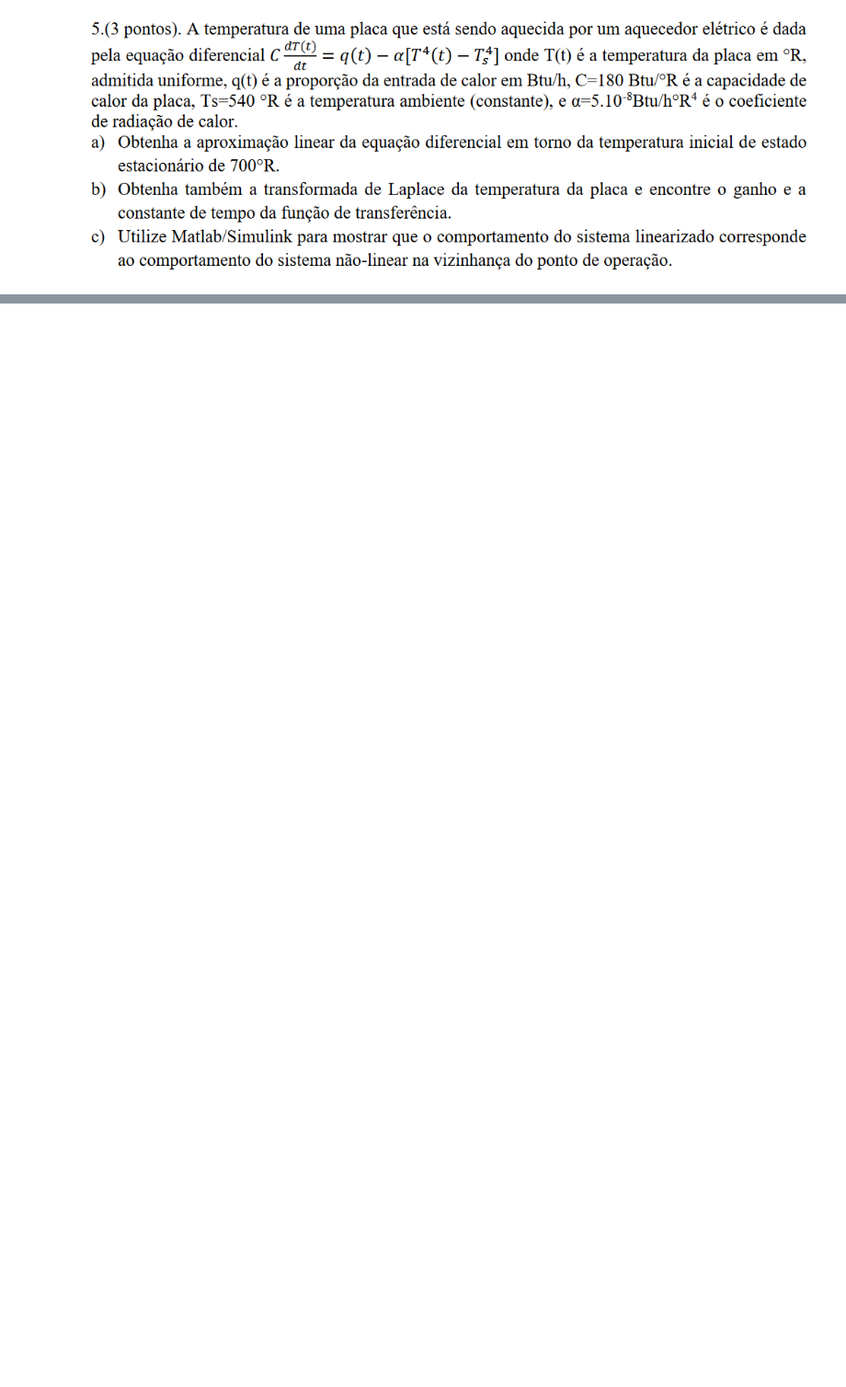
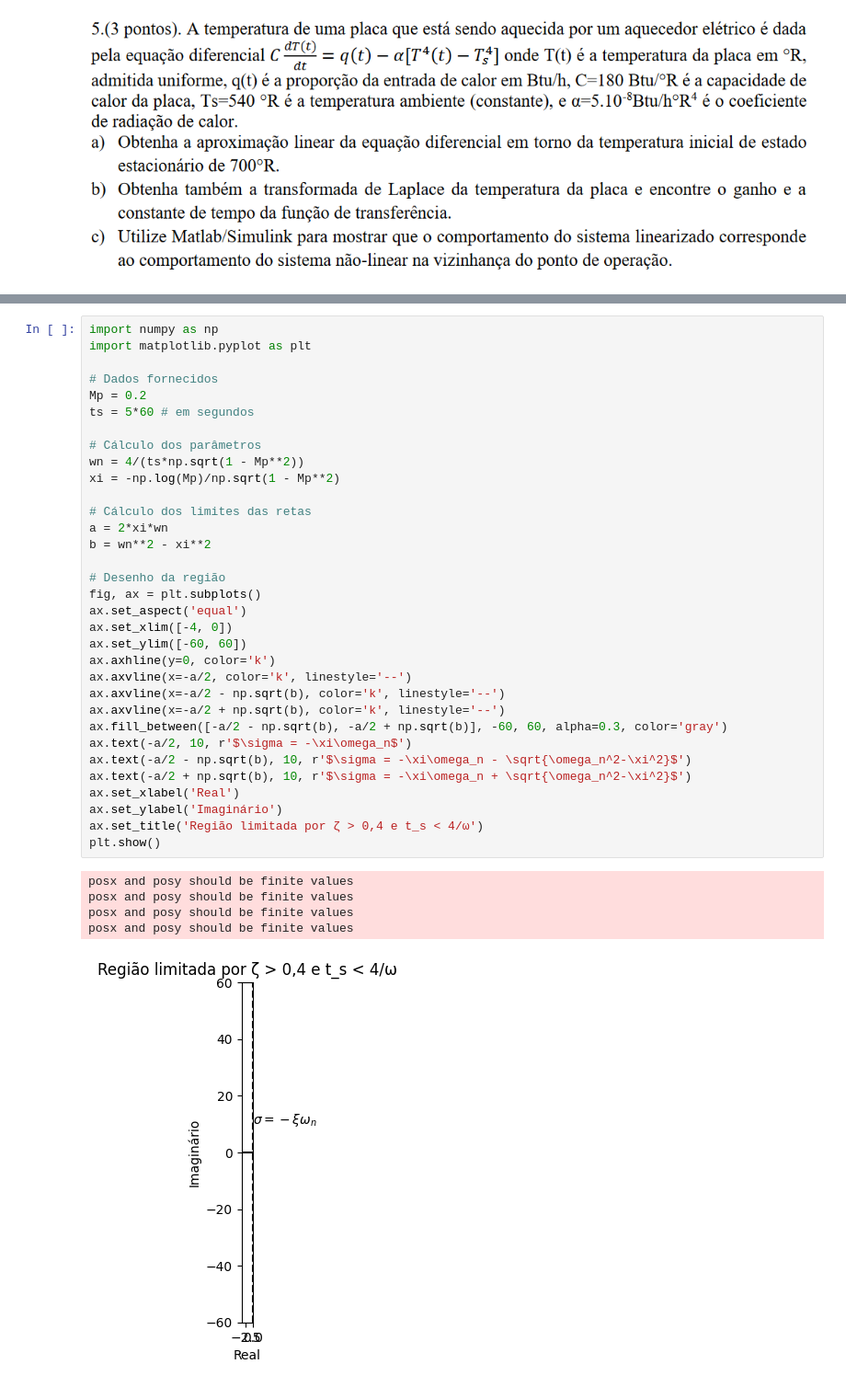
Before and after one commit to Batchuka/EoC-controle-automatico-IFES, a Jupyter notebook: provas/P1.ipynb, the cells around one changed output, grey strips where cells are left out. Shown at 92% size. Cells and saved outputs as stored; diff of their text form; blank space fills up the shorter version.

```diff
--- a/provas/P1.ipynb
+++ b/provas/P1.ipynb
@@ -70,0 +219,39 @@ Um sistema subamortecido padrão é submetido a um degrau unitário, encontre a
+# %%
+import numpy as np
+import matplotlib.pyplot as plt
+
+# Dados fornecidos
+Mp = 0.2
+ts = 5*60 # em segundos
+
+# Cálculo dos parâmetros
+wn = 4/(ts*np.sqrt(1 - Mp**2))
+xi = -np.log(Mp)/np.sqrt(1 - Mp**2)
+
+# Cálculo dos limites das retas
+a = 2*xi*wn
+b = wn**2 - xi**2
+
+# Desenho da região
+fig, ax = plt.subplots()
+ax.set_aspect('equal')
+ax.set_xlim([-4, 0])
+ax.set_ylim([-60, 60])
+ax.axhline(y=0, color='k')
+ax.axvline(x=-a/2, color='k', linestyle='--')
+ax.axvline(x=-a/2 - np.sqrt(b), color='k', linestyle='--')
+ax.axvline(x=-a/2 + np.sqrt(b), color='k', linestyle='--')
+ax.fill_between([-a/2 - np.sqrt(b), -a/2 + np.sqrt(b)], -60, 60, alpha=0.3, color='gray')
+ax.text(-a/2, 10, r'$\sigma = -\xi\omega_n$')
+ax.text(-a/2 - np.sqrt(b), 10, r'$\sigma = -\xi\omega_n - \sqrt{\omega_n^2-\xi^2}$')
+ax.text(-a/2 + np.sqrt(b), 10, r'$\sigma = -\xi\omega_n + \sqrt{\omega_n^2-\xi^2}$')
+ax.set_xlabel('Real')
+ax.set_ylabel('Imaginário')
+ax.set_title('Região limitada por ζ > 0,4 e t_s < 4/ω')
+plt.show()
+# %% [output]
+posx and posy should be finite values
+posx and posy should be finite values
+posx and posy should be finite values
+posx and posy should be finite values
+[figure, added]
```
Also changed, not shown: parts of 25 cells of this notebook, 2 other files.
